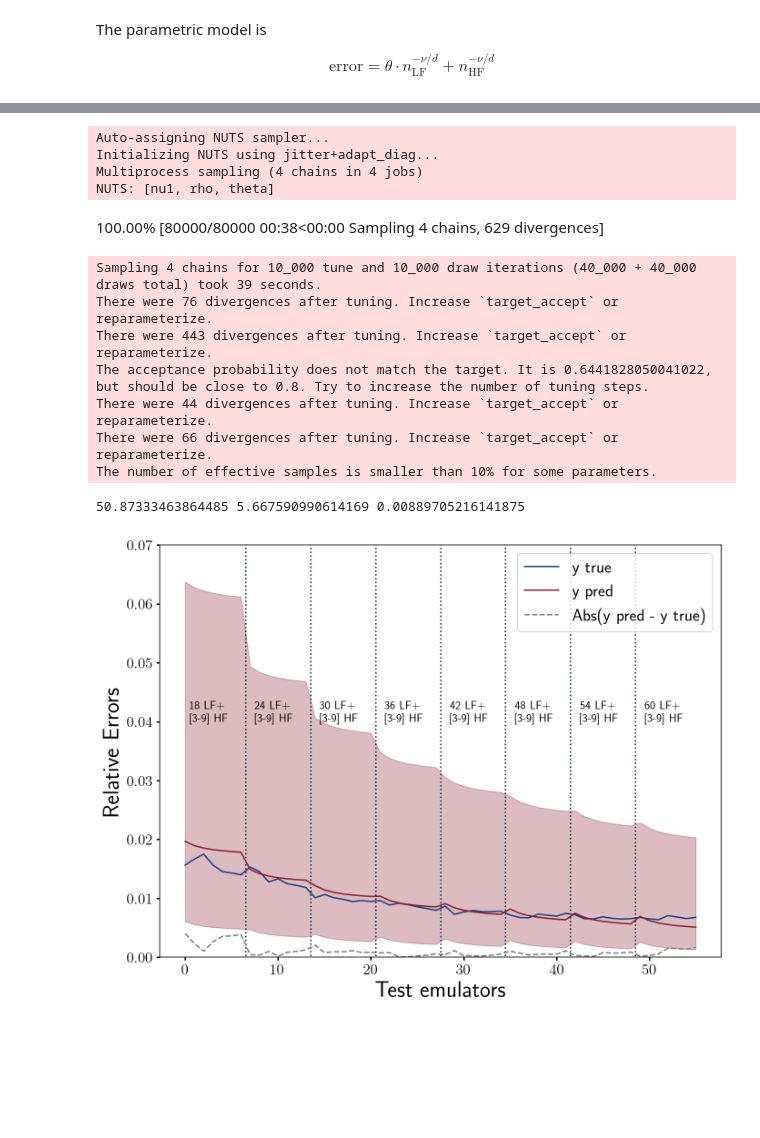
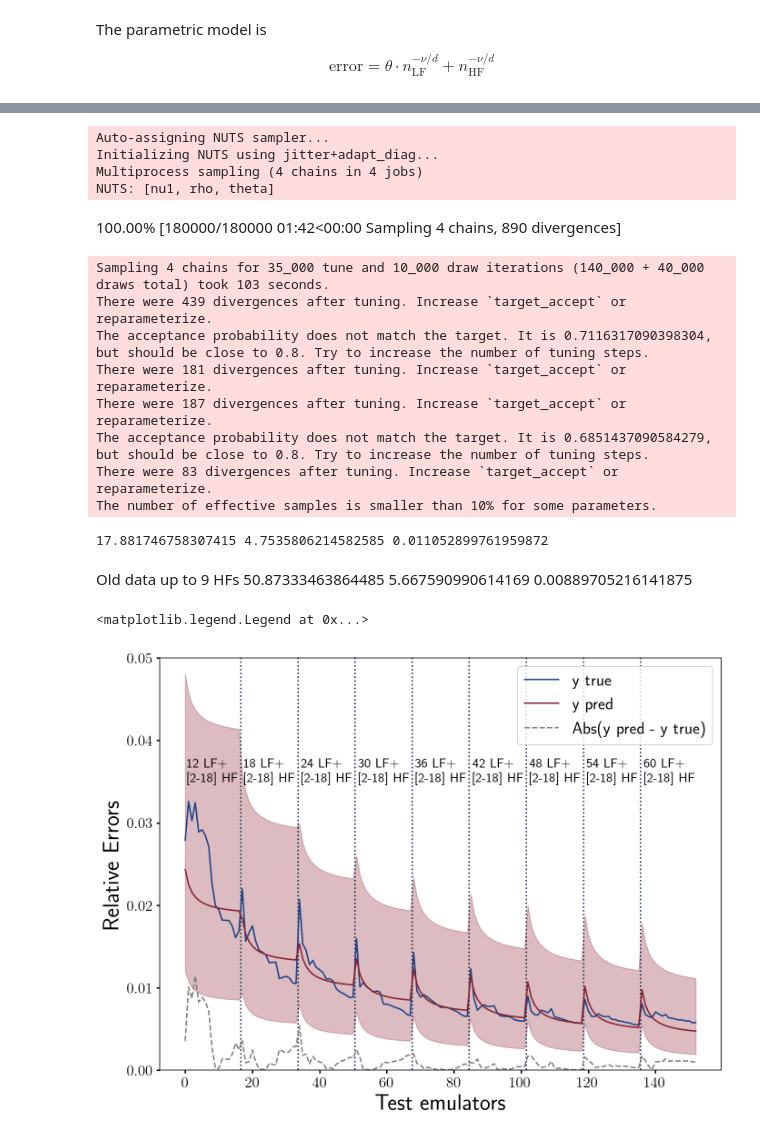
Before and after one commit to jibanCat/matter_emu_mfbox, a Jupyter notebook: notebooks/Infer Emulation errors using LF and HF points.ipynb, the cells around one changed output, grey strips where cells are left out. Saved outputs shown, nothing was run; the diff lists cells and outputs as text; code cells hidden in the pictures; blank space fills up the shorter version.

```diff
--- a/notebooks/Infer Emulation errors using LF and HF points.ipynb
+++ b/notebooks/Infer Emulation errors using LF and HF points.ipynb
@@ -45,7 +45,7 @@ colors = [c_flatirons, c_sunshine, c_skyline, c_midnight]
 ## Infer Emulation errors using LF and HF points
 # %%
 # (LF points, HF points, mean errors, max errors)
-data = np.loadtxt("../budget_size/bugdget_size.txt")
+data = np.loadtxt("../budget_size/bugdget_size_new.txt")
 # %% [markdown]
 The parametric model is
 
@@ -69,7 +69,7 @@ plt.hist(pm.Normal.dist(mu=y_train.mean(), sigma=y_train.std()).random(size=1000
 with pm.Model() as budget_model:
     theta = pm.Normal("theta", mu=y_train.mean(), sigma=y_train.std())
 
-    rho   = pm.Uniform("rho", 0, 150)
+    rho   = pm.Uniform("rho", 0, 50)
 
     # InverseGamma has nice properties:
     # it's continuous and has support x ∈ (0, inf)
@@ -81,19 +81,20 @@ with pm.Model() as budget_model:
     pm.Normal("likelihood", mu=y, sigma=y_sigma[:, 0], observed=y_train[:, 0])
 # %%
 with budget_model:
-    trace = pm.sample(10000, tune=10000, )
+    trace = pm.sample(10000, tune=35000, )
 # %% [output]
 Auto-assigning NUTS sampler...
 Initializing NUTS using jitter+adapt_diag...
 Multiprocess sampling (4 chains in 4 jobs)
 NUTS: [nu1, rho, theta]
-100.00% [80000/80000 00:38<00:00 Sampling 4 chains, 629 divergences]
+100.00% [180000/180000 01:42<00:00 Sampling 4 chains, 890 divergences]
-Sampling 4 chains for 10_000 tune and 10_000 draw iterations (40_000 + 40_000 draws total) took 39 seconds.
-There were 76 divergences after tuning. Increase `target_accept` or reparameterize.
-There were 443 divergences after tuning. Increase `target_accept` or reparameterize.
-The acceptance probability does not match the target. It is 0.6441828050041022, but should be close to 0.8. Try to increase the number of tuning steps.
-There were 44 divergences after tuning. Increase `target_accept` or reparameterize.
-There were 66 divergences after tuning. Increase `target_accept` or reparameterize.
+Sampling 4 chains for 35_000 tune and 10_000 draw iterations (140_000 + 40_000 draws total) took 103 seconds.
+There were 439 divergences after tuning. Increase `target_accept` or reparameterize.
+The acceptance probability does not match the target. It is 0.7116317090398304, but should be close to 0.8. Try to increase the number of tuning steps.
+There were 181 divergences after tuning. Increase `target_accept` or reparameterize.
+There were 187 divergences after tuning. Increase `target_accept` or reparameterize.
+The acceptance probability does not match the target. It is 0.6851437090584279, but should be close to 0.8. Try to increase the number of tuning steps.
+There were 83 divergences after tuning. Increase `target_accept` or reparameterize.
 The number of effective samples is smaller than 10% for some parameters.
 # %%
 n_lf = x_train[:, 0]
@@ -139,35 +140,44 @@ y_pred_upper = theta_upper * (
 
 print(rho_mode, nu_mode, theta_mode)
 # %% [output]
-50.87333463864485 5.667590990614169 0.00889705216141875
+17.881746758307415 4.7535806214582585 0.011052899761959872
+# %% [markdown]
+Old data up to 9 HFs
+50.87333463864485 5.667590990614169 0.00889705216141875
 # %%
 fig, ax = plt.subplots(figsize=(10.625, 8), nrows=1, ncols=1)
 
 plt.plot(range(len(y_true)), y_true, label=r"y true", color=colors[2])
 plt.plot(range(len(y_true)), y_pred, label=r"y pred", color=colors[0])
 
+hf_size = 17
+lf_size = 9
+
 plt.vlines(
-    [6.5, 6.5 + 7, 6.5 + 7 * 2, 6.5 + 7 * 3, 6.5 + 7 * 4, 6.5 + 7 * 5, 6.5 + 7 * 6],
+    [
+        hf_size - 0.5 + hf_size * i for i in range(lf_size - 1)
+    ],
     ymin=-0.01, ymax=0.07, ls="dotted", color=colors[3])
 
-for i in range(8):
+for i in range(lf_size):
     plt.text(
-        0.5 + 7 * i,
-        0.04,
-        "{} LF+\n[3-9] HF".format(18 + 6 * i),
-        fontdict={"fontsize" : 12}
+        0.5 + hf_size * i,
+        0.035,
+        "{} LF+\n[2-18] HF".format(12 + 6 * i),
+        fontdict={"fontsize" : 14}
     )
 
 
 plt.fill_between(range(len(y_true)), y1=y_pred_lower, y2=y_pred_upper, alpha=0.3, color=colors[0])
 
 plt.plot(np.abs(y_pred - y_true), ls="--", color="grey", label=r"Abs(y pred - y true)" )
 
-plt.ylim((0.0, 0.07))
+plt.ylim((0.0, 0.05))
 plt.ylabel("Relative Errors")
 plt.xlabel("Test emulators")
 plt.legend()
 
-fig.savefig("/home/jibancat/Documents/Latex/mf_boxsize_paper/images/budget_all_test_errors.pdf", bbox_inches='tight', pad_inches=0.075)
+# fig.savefig("/home/jibancat/Documents/Latex/mf_boxsize_paper/images/budget_all_test_errors.pdf", bbox_inches='tight', pad_inches=0.075)
 # %% [output]
+<matplotlib.legend.Legend at 0x...>
-[figure, old version]
+[figure, new version]
```
Also changed, not shown: parts of 25 cells of this notebook, 2 other files.
